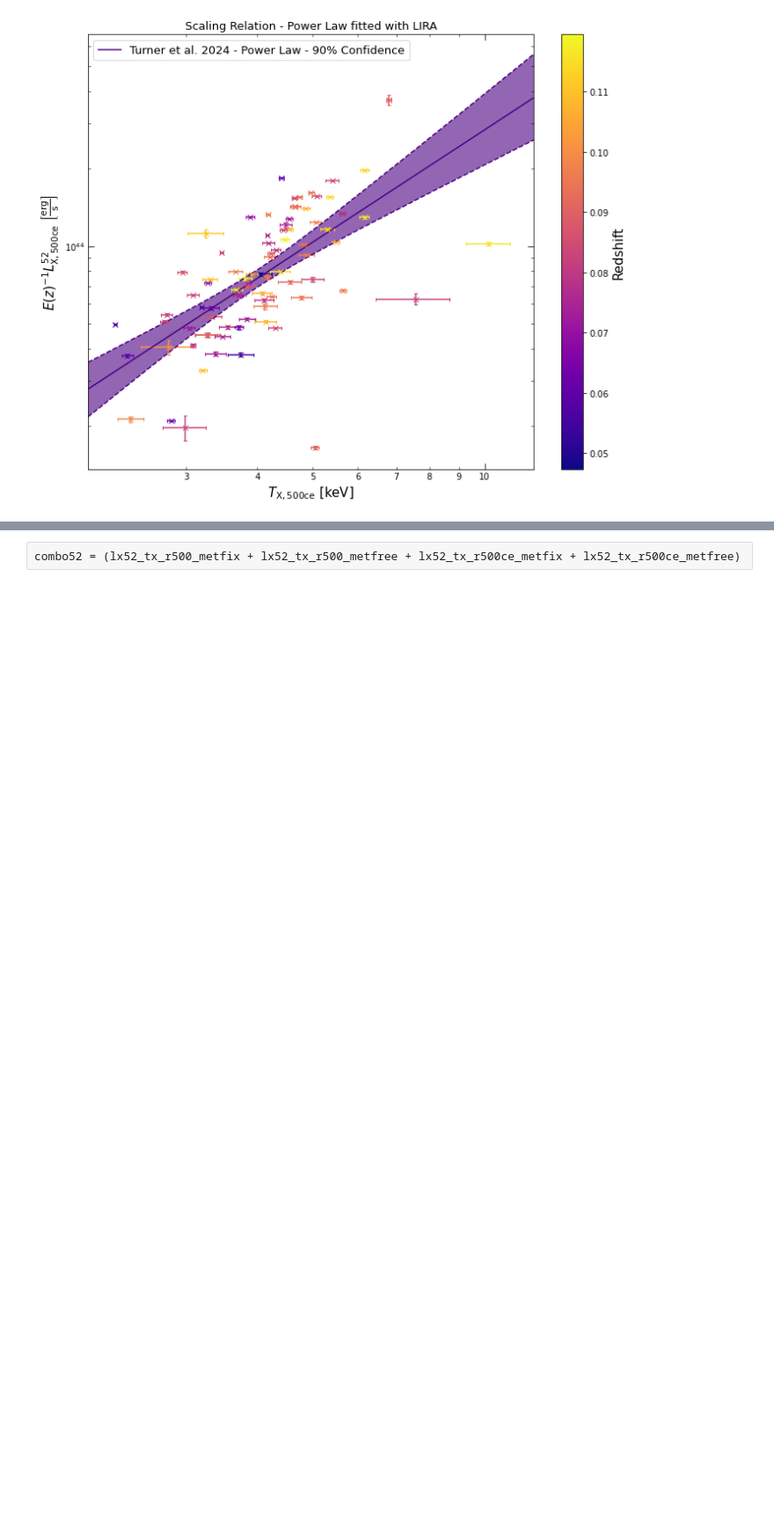
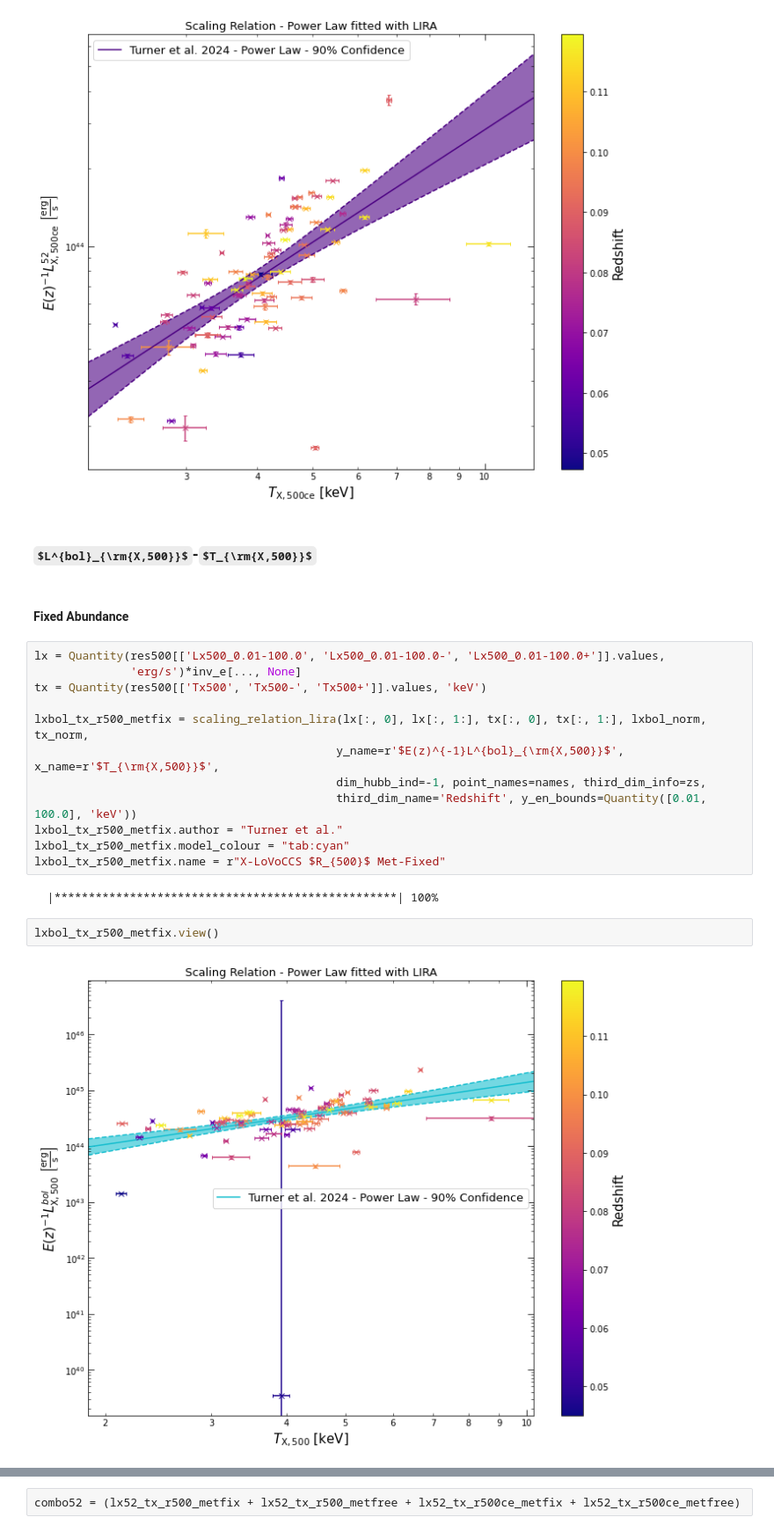
Before and after one commit to LoVoCCS/X-LoVoCCS-Analyses, a Jupyter notebook: notebooks/scaling_relations/luminosity_temperature.ipynb, the cells around one changed output, grey strips where cells are left out. Shown at 88% size. Drawn from its saved outputs; the diff is of its cells as text; some formulas as TeX source; blank space fills up the shorter version.

Commit message:
Added the bolometric scaling relations now

```diff
--- a/notebooks/scaling_relations/luminosity_temperature.ipynb
+++ b/notebooks/scaling_relations/luminosity_temperature.ipynb
@@ -166,3 +157,25 @@ lx52_tx_r500ce_metfree.name = r"X-LoVoCCS $R_{500ce}$ Met-Free"
 lx52_tx_r500ce_metfree.view()
 # %% [output]
 [figure]
+# %% [markdown]
+### $L^{bol}_{\rm{X,500}}$-$T_{\rm{X,500}}$
+# %% [markdown]
+#### Fixed Abundance
+# %%
+lx = Quantity(res500[['Lx500_0.01-100.0', 'Lx500_0.01-100.0-', 'Lx500_0.01-100.0+']].values,
+              'erg/s')*inv_e[..., None]
+tx = Quantity(res500[['Tx500', 'Tx500-', 'Tx500+']].values, 'keV')
+
+lxbol_tx_r500_metfix = scaling_relation_lira(lx[:, 0], lx[:, 1:], tx[:, 0], tx[:, 1:], lxbol_norm, tx_norm,
+                                            y_name=r'$E(z)^{-1}L^{bol}_{\rm{X,500}}$', x_name=r'$T_{\rm{X,500}}$',
+                                            dim_hubb_ind=-1, point_names=names, third_dim_info=zs,
+                                            third_dim_name='Redshift', y_en_bounds=Quantity([0.01, 100.0], 'keV'))
+lxbol_tx_r500_metfix.author = "Turner et al."
+lxbol_tx_r500_metfix.model_colour = "tab:cyan"
+lxbol_tx_r500_metfix.name = r"X-LoVoCCS $R_{500}$ Met-Fixed"
+# %% [output]
+  |**************************************************| 100%
+# %%
+lxbol_tx_r500_metfix.view()
+# %% [output]
+[figure, added]
```
Also changed, not shown: parts of 19 cells of this notebook.
